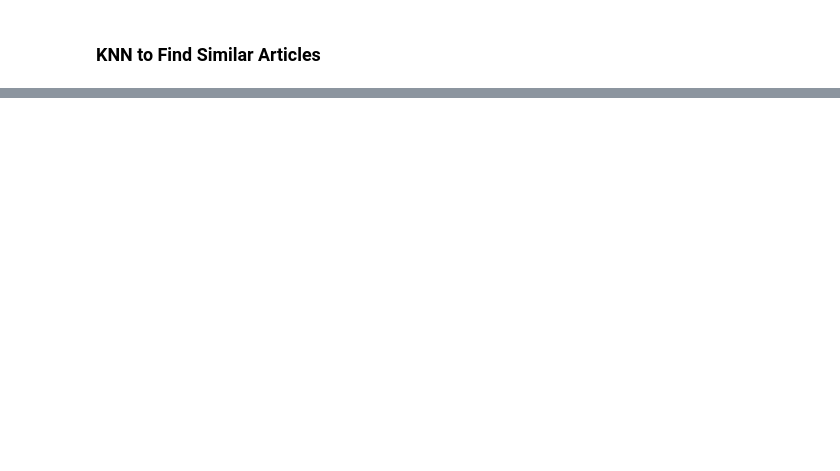
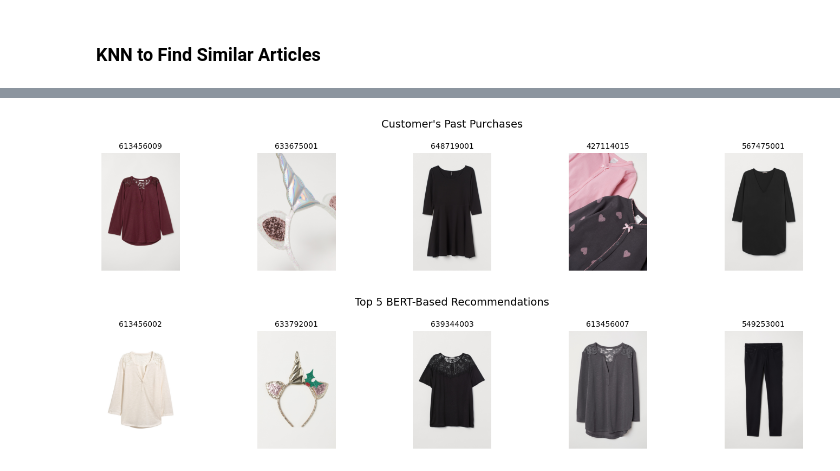
Before and after one commit to parisrahmani/HM-NLP-Recommender, a Jupyter notebook: notebooks/02-ContentBaseRecommendation.ipynb, the cells around one changed output, grey strips where cells are left out. Saved outputs shown, nothing was run; the diff lists cells and outputs as text; code cells hidden in the pictures; blank space fills up the shorter version.

```diff
--- a/notebooks/02-ContentBaseRecommendation.ipynb
+++ b/notebooks/02-ContentBaseRecommendation.ipynb
@@ -182,0 +316,3 @@ show_similar_articles(sample_article_id, similar_articles, image_base_path='../d
+# %%
+article_id_to_index = {aid: idx for idx, aid in enumerate(articles_df['article_id'])}
+index_to_article_id = {v: k for k, v in article_id_to_index.items()}
@@ -182,0 +321,45 @@ show_similar_articles(sample_article_id, similar_articles, image_base_path='../d
+# %%
+def recommend_for_customer(customer_id, top_k=5):
+    purchased_ids = transactions_df[transactions_df['customer_id'] == customer_id]['article_id'].tolist()
+    recommended_ids = set()
+
+    for pid in purchased_ids:
+        idx = article_id_to_index.get(pid)
+        if idx is not None:
+            _, indices = bert_knn.kneighbors([bert_embeddings[idx]])
+            for i in indices[0]:
+                recommended_ids.add(index_to_article_id[i])
+
+    # Remove already purchased articles
+    recommended_ids = list(recommended_ids - set(purchased_ids))
+
+    return recommended_ids[:top_k], purchased_ids[:top_k]  # Return both for visualization
+# %%
+import matplotlib.pyplot as plt
+import matplotlib.image as mpimg
+
+def show_article_images(article_ids, title, base_path='../data/images'):
+    plt.figure(figsize=(15, 3))
+    for i, aid in enumerate(article_ids):
+        try:
+            img_path = get_image_path(aid, base_path)
+            img = mpimg.imread(img_path)
+            plt.subplot(1, len(article_ids), i+1)
+            plt.imshow(img)
+            plt.axis('off')
+            plt.title(str(aid), fontsize=10)
+        except:
+            print(f"Image not found for {aid}")
+    plt.suptitle(title, fontsize=14)
+    plt.tight_layout()
+    plt.show()
+# %%
+customer_id = transactions_df['customer_id'].iloc[68]  # pick any or specify
+
+recommended, purchased = recommend_for_customer(customer_id)
+
+show_article_images(purchased, "Customer's Past Purchases")
+show_article_images(recommended, "Top 5 BERT-Based Recommendations")
+# %% [output]
+[figure, added]
+[figure, added]
```
Also changed, not shown: parts of 32 cells of this notebook.
